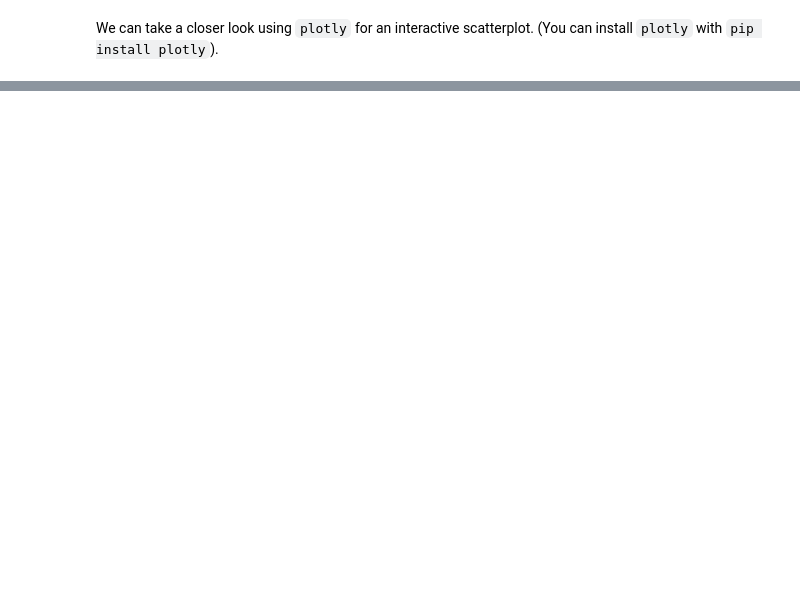
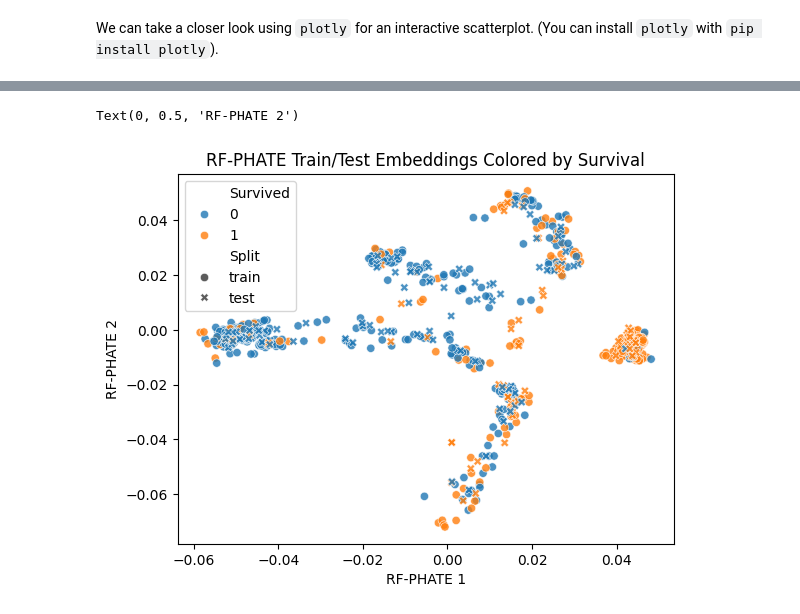
Before and after one commit to jakerhodes/RF-PHATE, a Jupyter notebook: demo.ipynb, the cells around one changed output, grey strips where cells are left out. Drawn from its saved outputs; the diff is of its cells as text; code cells hidden in the pictures; blank space fills up the shorter version.

```diff
--- a/demo.ipynb
+++ b/demo.ipynb
@@ -143,0 +132,18 @@ Text(0, 0.5, 'RF-PHATE 2')
+# %%
+from sklearn.model_selection import train_test_split
+
+x_train, x_test, y_train, y_test, data_train, data_test = train_test_split(
+    x, y, data, test_size=0.25, random_state=42, stratify=y
+)
+
+rfphate_split_op = rfphate.RFPHATE(random_state=42,
+                                    kernel_method='gap',
+                                    model_type='rf',
+                                    verbose=1,
+                                    adjust_diagonal=adjust_diagonal,
+                                    force_symmetric=force_symmetric,
+                                    kernel_symm=None,
+                                    self_similarity=False)
+
+emb_train = rfphate_split_op.fit_transform(x_train, y_train)
+emb_test = rfphate_split_op.transform(x_test)
@@ -143,0 +161,27 @@ Text(0, 0.5, 'RF-PHATE 2')
+# %%
+emb_split = pd.concat([
+    pd.DataFrame({
+        'RF-PHATE 1': emb_train[:, 0],
+        'RF-PHATE 2': emb_train[:, 1],
+        'Survived': y_train,
+        'Split': 'train',
+    }),
+    pd.DataFrame({
+        'RF-PHATE 1': emb_test[:, 0],
+        'RF-PHATE 2': emb_test[:, 1],
+        'Survived': y_test,
+        'Split': 'test',
+    }),
+], ignore_index=True)
+
+plot = sns.scatterplot(
+    data=emb_split, x='RF-PHATE 1', y='RF-PHATE 2',
+    hue='Survived', style='Split', markers={'train': 'o', 'test': 'X'},
+    alpha=0.8
+)
+plot.set_title('RF-PHATE Train/Test Embeddings Colored by Survival')
+plot.set_xlabel('RF-PHATE 1')
+plot.set_ylabel('RF-PHATE 2')
+# %% [output]
+Text(0, 0.5, 'RF-PHATE 2')
+[figure, added]
```
Also changed, not shown: parts of 15 cells of this notebook, 5 other files.
